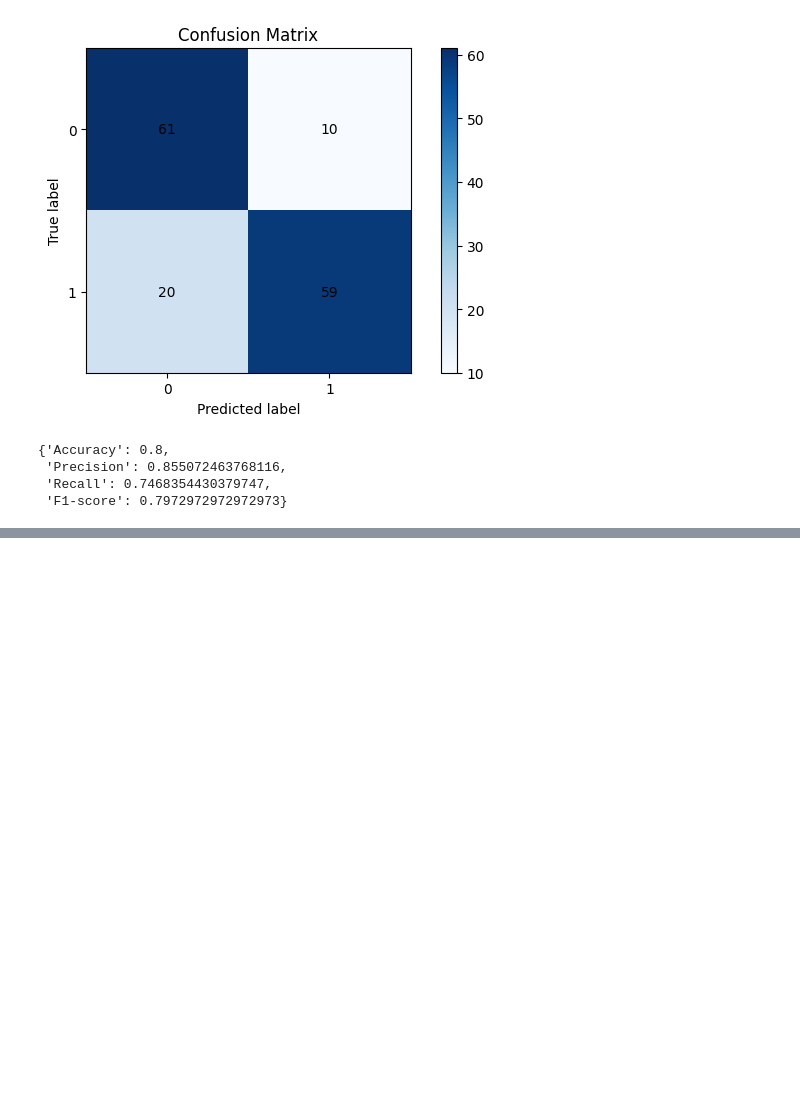
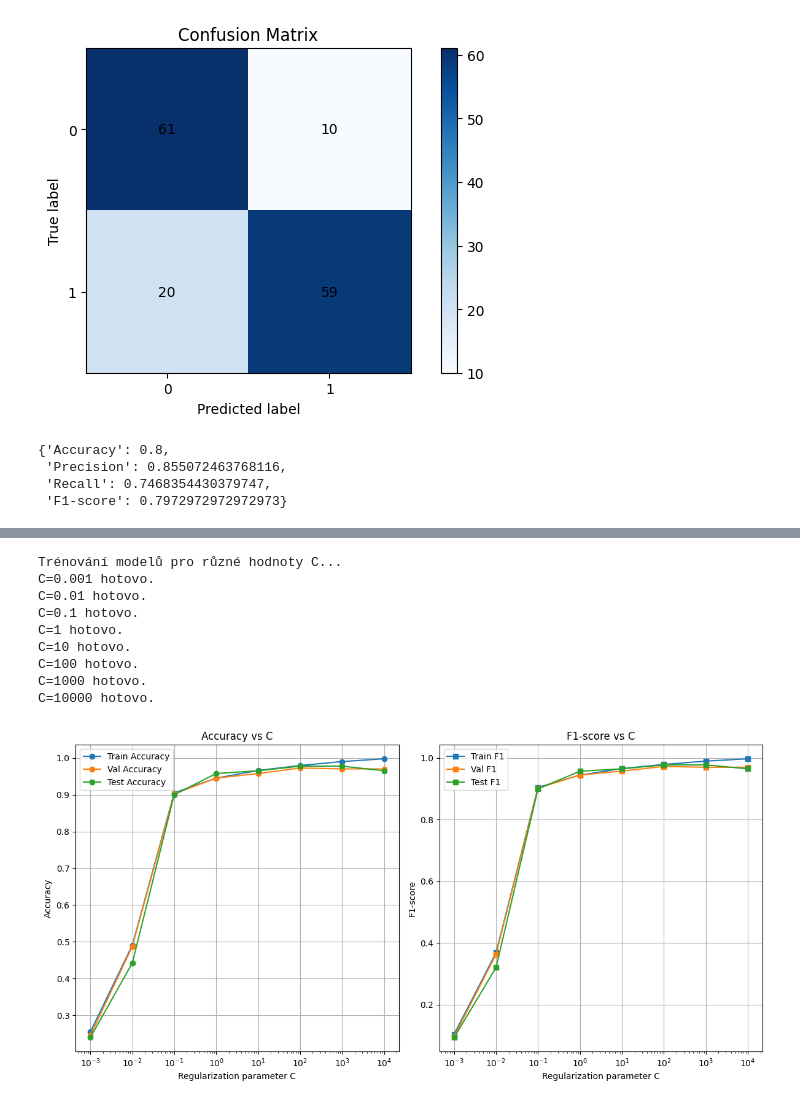
Before and after one commit to mijka-cloud/DM2026-Assignment-1, a Jupyter notebook: Real_World_Classification.ipynb, the cells around one changed output, grey strips where cells are left out. Drawn from its saved outputs; the diff is of its cells as text; code cells hidden in the pictures; blank space fills up the shorter version.

```diff
--- a/Real_World_Classification.ipynb
+++ b/Real_World_Classification.ipynb
@@ -360,0 +546,72 @@ F1-score  : 0.7973
+# %%
+import numpy as np
+import matplotlib.pyplot as plt
+from sklearn.svm import SVC
+from sklearn.metrics import accuracy_score, f1_score
+
+# 1. Definice hodnot C (0.001 až 10000)
+c_values = [0.001, 0.01, 0.1, 1, 10, 100, 1000, 10000]
+
+# Seznamy pro ukládání výsledků
+train_accs, val_accs, test_accs = [], [], []
+train_f1s, val_f1s, test_f1s = [], [], []
+
+print("Trénování modelů pro různé hodnoty C...")
+
+for c in c_values:
+    # Inicializace a trénink SVM
+    svm = SVC(C=c, random_state=42)
+    svm.fit(X_train, y_train)
+
+    # Výpočet Accuracy
+    train_accs.append(accuracy_score(y_train, svm.predict(X_train)))
+    val_accs.append(accuracy_score(y_val, svm.predict(X_val)))
+    test_accs.append(accuracy_score(y_test, svm.predict(X_test)))
+
+    # Výpočet F1-score (weighted)
+    train_f1s.append(f1_score(y_train, svm.predict(X_train), average='weighted'))
+    val_f1s.append(f1_score(y_val, svm.predict(X_val), average='weighted'))
+    test_f1s.append(f1_score(y_test, svm.predict(X_test), average='weighted'))
+
+    print(f"C={c} hotovo.")
+
+# 2. Vizualizace výsledků
+plt.figure(figsize=(12, 6))
+
+# Graf pro Accuracy
+plt.subplot(1, 2, 1)
+plt.plot(c_values, train_accs, label='Train Accuracy', marker='o')
+plt.plot(c_values, val_accs, label='Val Accuracy', marker='o')
+plt.plot(c_values, test_accs, label='Test Accuracy', marker='o')
+plt.xscale('log') # Logaritmická osa X, protože C roste skokově
+plt.xlabel('Regularization parameter C')
+plt.ylabel('Accuracy')
+plt.title('Accuracy vs C')
+plt.legend()
+plt.grid(True)
+
+# Graf pro F1-score test
+plt.subplot(1, 2, 2)
+plt.plot(c_values, train_f1s, label='Train F1', marker='s')
+plt.plot(c_values, val_f1s, label='Val F1', marker='s')
+plt.plot(c_values, test_f1s, label='Test F1', marker='s')
+plt.xscale('log')
+plt.xlabel('Regularization parameter C')
+plt.ylabel('F1-score')
+plt.title('F1-score vs C')
+plt.legend()
+plt.grid(True)
+
+plt.tight_layout()
+plt.show()
+# %% [output]
+Trénování modelů pro různé hodnoty C...
+C=0.001 hotovo.
+C=0.01 hotovo.
+C=0.1 hotovo.
+C=1 hotovo.
+C=10 hotovo.
+C=100 hotovo.
+C=1000 hotovo.
+C=10000 hotovo.
+[figure, added]
```
Also changed, not shown: parts of 7 cells of this notebook.
